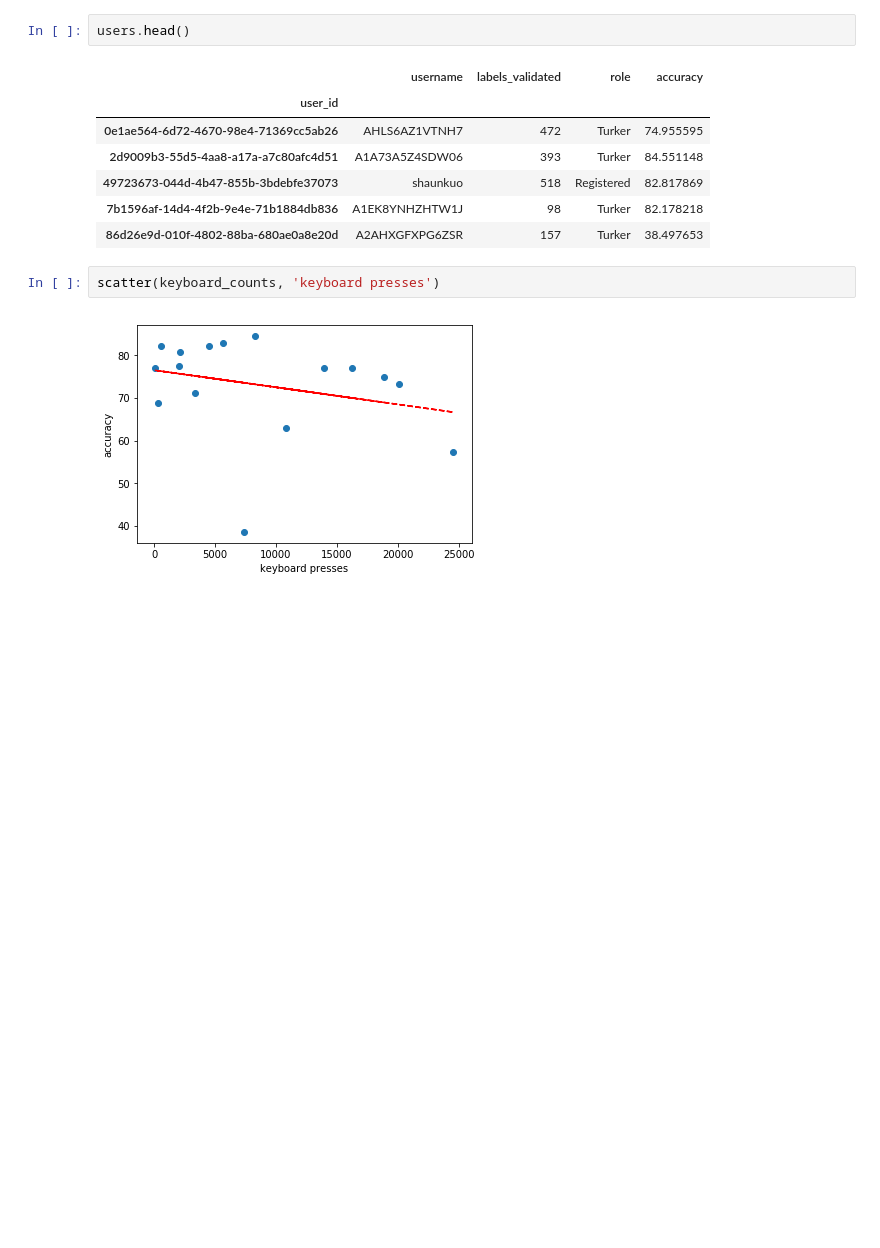
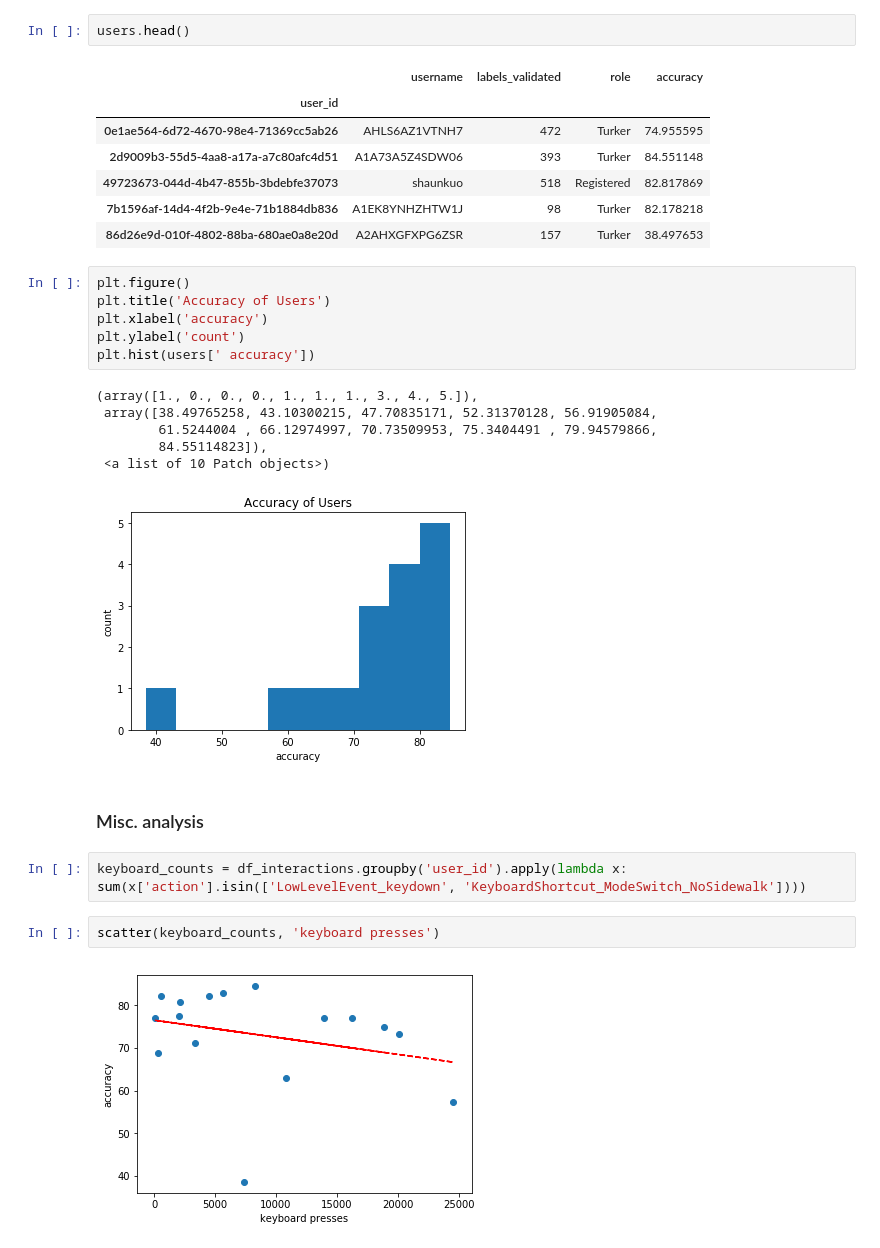
Before and after one commit to ProjectSidewalk/sidewalk-quality-analysis, a Jupyter notebook: sidewalk-user-quality-analysis-neil.ipynb, the cells around one changed output. Cells and saved outputs as stored; diff of their text form; blank space fills up the shorter version.

```diff
--- a/sidewalk-user-quality-analysis-neil.ipynb
+++ b/sidewalk-user-quality-analysis-neil.ipynb
@@ -84,6 +61,23 @@ users.head()
 | 49723673-044d-4b47-855b-3bdebfe37073 | shaunkuo | 518 | Registered | 82.817869 |
 | 7b1596af-14d4-4f2b-9e4e-71b1884db836 | A1EK8YNHZHTW1J | 98 | Turker | 82.178218 |
 | 86d26e9d-010f-4802-88ba-680ae0a8e20d | A2AHXGFXPG6ZSR | 157 | Turker | 38.497653 |
+# %%
+plt.figure()
+plt.title('Accuracy of Users')
+plt.xlabel('accuracy')
+plt.ylabel('count')
+plt.hist(users[' accuracy'])
+# %% [output]
+(array([1., 0., 0., 0., 1., 1., 1., 3., 4., 5.]),
+ array([38.49765258, 43.10300215, 47.70835171, 52.31370128, 56.91905084,
+        61.5244004 , 66.12974997, 70.73509953, 75.3404491 , 79.94579866,
+        84.55114823]),
+ <a list of 10 Patch objects>)
+[figure, added]
+# %% [markdown]
+### Misc. analysis
+# %%
+keyboard_counts = df_interactions.groupby('user_id').apply(lambda x: sum(x['action'].isin(['LowLevelEvent_keydown', 'KeyboardShortcut_ModeSwitch_NoSidewalk'])))
 # %%
 scatter(keyboard_counts, 'keyboard presses')
 # %% [output]
```
Also changed, not shown: parts of 38 cells of this notebook.
